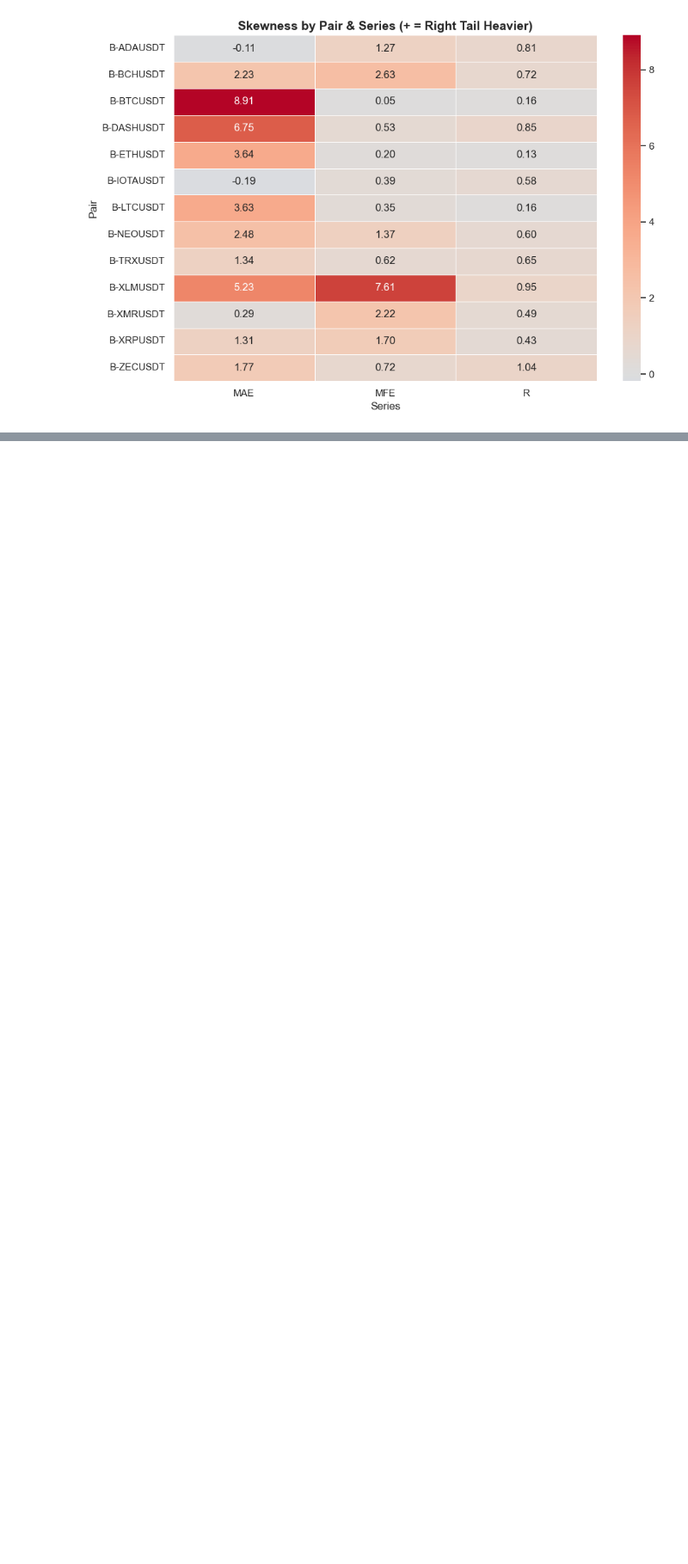
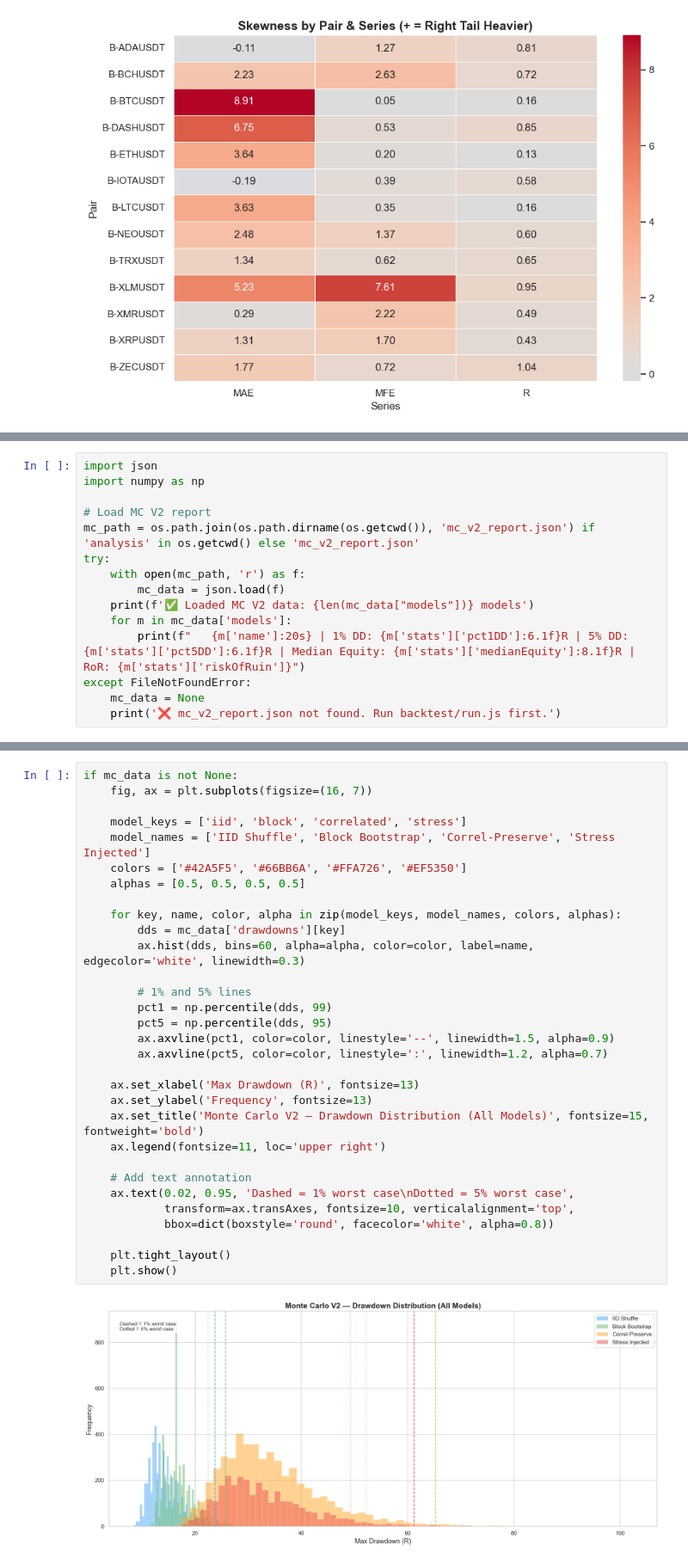
Before and after one commit to Malay241003/tradeBot, a Jupyter notebook: analysis/trading_analysis.ipynb, the cells around one changed output, grey strips where cells are left out. Shown at 86% size. Cells and saved outputs as stored; diff of their text form; blank space fills up the shorter version.

```diff
--- a/analysis/trading_analysis.ipynb
+++ b/analysis/trading_analysis.ipynb
@@ -791,0 +814,15 @@ if df_analytics is not None:
+# %%
+import json
+import numpy as np
+
+# Load MC V2 report
+mc_path = os.path.join(os.path.dirname(os.getcwd()), 'mc_v2_report.json') if 'analysis' in os.getcwd() else 'mc_v2_report.json'
+try:
+    with open(mc_path, 'r') as f:
+        mc_data = json.load(f)
+    print(f'✅ Loaded MC V2 data: {len(mc_data["models"])} models')
+    for m in mc_data['models']:
+        print(f"   {m['name']:20s} | 1% DD: {m['stats']['pct1DD']:6.1f}R | 5% DD: {m['stats']['pct5DD']:6.1f}R | Median Equity: {m['stats']['medianEquity']:8.1f}R | RoR: {m['stats']['riskOfRuin']}")
+except FileNotFoundError:
+    mc_data = None
+    print('❌ mc_v2_report.json not found. Run backtest/run.js first.')
@@ -791,0 +843,33 @@ if df_analytics is not None:
+# %%
+if mc_data is not None:
+    fig, ax = plt.subplots(figsize=(16, 7))
+
+    model_keys = ['iid', 'block', 'correlated', 'stress']
+    model_names = ['IID Shuffle', 'Block Bootstrap', 'Correl-Preserve', 'Stress Injected']
+    colors = ['#42A5F5', '#66BB6A', '#FFA726', '#EF5350']
+    alphas = [0.5, 0.5, 0.5, 0.5]
+
+    for key, name, color, alpha in zip(model_keys, model_names, colors, alphas):
+        dds = mc_data['drawdowns'][key]
+        ax.hist(dds, bins=60, alpha=alpha, color=color, label=name, edgecolor='white', linewidth=0.3)
+
+        # 1% and 5% lines
+        pct1 = np.percentile(dds, 99)
+        pct5 = np.percentile(dds, 95)
+        ax.axvline(pct1, color=color, linestyle='--', linewidth=1.5, alpha=0.9)
+        ax.axvline(pct5, color=color, linestyle=':', linewidth=1.2, alpha=0.7)
+
+    ax.set_xlabel('Max Drawdown (R)', fontsize=13)
+    ax.set_ylabel('Frequency', fontsize=13)
+    ax.set_title('Monte Carlo V2 — Drawdown Distribution (All Models)', fontsize=15, fontweight='bold')
+    ax.legend(fontsize=11, loc='upper right')
+
+    # Add text annotation
+    ax.text(0.02, 0.95, 'Dashed = 1% worst case\nDotted = 5% worst case',
+            transform=ax.transAxes, fontsize=10, verticalalignment='top',
+            bbox=dict(boxstyle='round', facecolor='white', alpha=0.8))
+
+    plt.tight_layout()
+    plt.show()
+# %% [output]
+[figure, added]
```
Also changed, not shown: parts of 19 cells of this notebook, 9 other files.
